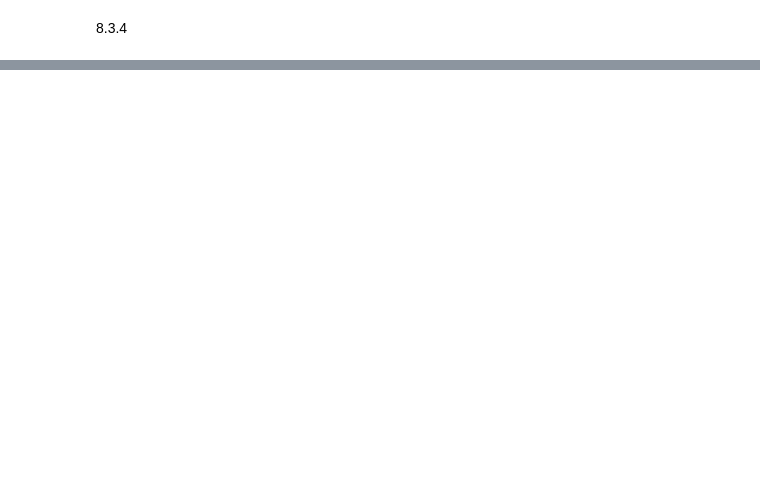
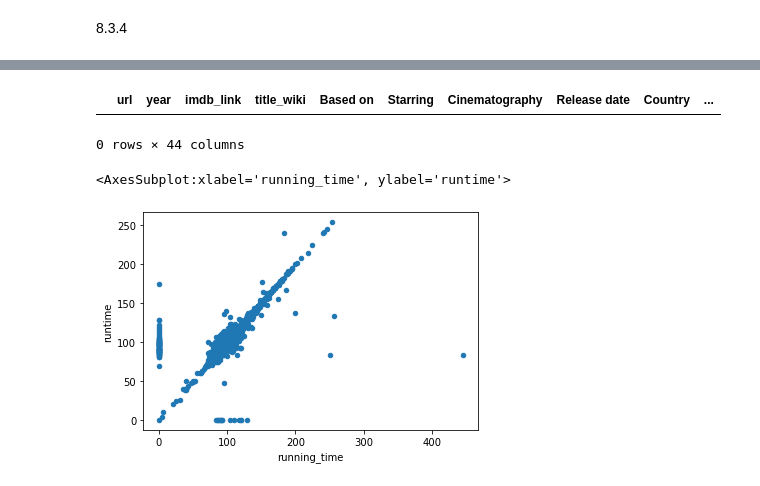
Before and after one commit to MDHetrick/Movies-ETL, a Jupyter notebook: Module/Module.ipynb, the cells around one changed output, grey strips where cells are left out. Cells and saved outputs as stored; diff of their text form; code cells hidden in the pictures; blank space fills up the shorter version.

```diff
--- a/Module/Module.ipynb
+++ b/Module/Module.ipynb
@@ -201,0 +784,3 @@ episode_df.head()
+# %%
+# assign boolean column back to video
+kaggle_metadata['video'] = kaggle_metadata['video'] == 'True'
@@ -201,0 +837,9 @@ episode_df.head()
+# %%
+# convert columns to numeric
+kaggle_metadata['budget'] = kaggle_metadata['budget'].astype(int)
+kaggle_metadata['id'] = pd.to_numeric(kaggle_metadata['id'], errors='raise')
+kaggle_metadata['popularity'] = pd.to_numeric(kaggle_metadata['popularity'], errors='raise')
+# %%
+# convert release_date to datetime
+
+kaggle_metadata['release_date'] = pd.to_datetime(kaggle_metadata['release_date'])
@@ -201,0 +919,3 @@ episode_df.head()
+# %%
+#use suffixes parameter to look at which dataset columns came from
+movies_df = pd.merge(wiki_movies_df, kaggle_metadata, on='imdb_id', suffixes=['_wiki','_kaggle'])
@@ -201,0 +985,6 @@ episode_df.head()
+# %%
+# Show any rows where title_kaggle is empty
+movies_df[(movies_df['title_kaggle'] == '') | (movies_df['title_kaggle'].isnull())]
+# %% [output]
+|  | url | year | imdb_link | title_wiki | Based on | Starring | Cinematography | Release date | Country | ... |
+0 rows × 44 columns
@@ -201,0 +1002,6 @@ episode_df.head()
+# %%
+#runningtime v runtime
+movies_df.fillna(0).plot(x='running_time', y='runtime', kind='scatter')
+# %% [output]
+<AxesSubplot:xlabel='running_time', ylabel='runtime'>
+[figure, added]
```
Also changed, not shown: parts of 122 cells of this notebook.
